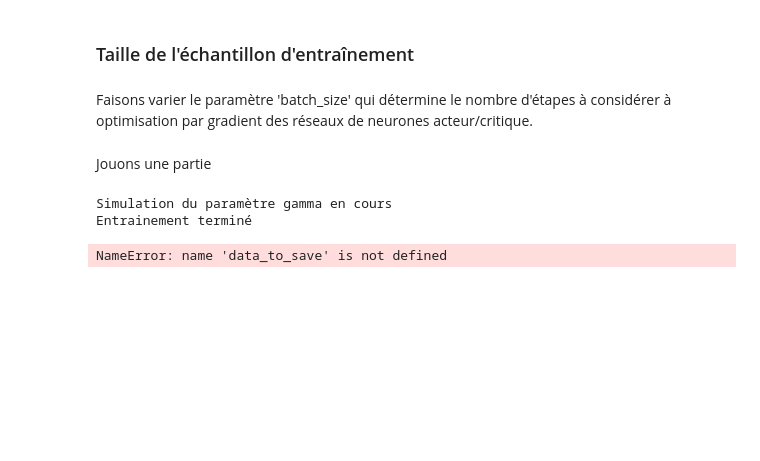
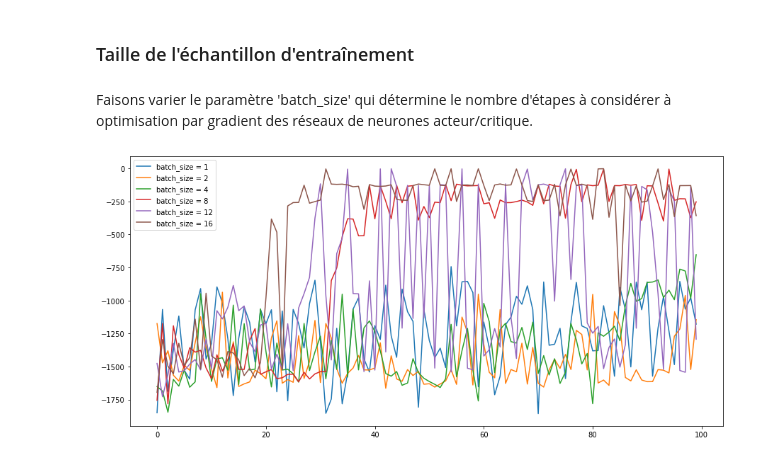
Before and after one commit to Samsoum41/DDPG, a Jupyter notebook: Keras_pendulum.ipynb, the cells around one changed output. Saved outputs shown, nothing was run; the diff lists cells and outputs as text; code cells hidden in the pictures; blank space fills up the shorter version.

```diff
--- a/Keras_pendulum.ipynb
+++ b/Keras_pendulum.ipynb
@@ -486,5 +498,3 @@ plot_data("tau")
 ### Taille de l'échantillon d'entraînement
 # %% [markdown]
 Faisons varier le paramètre 'batch_size' qui détermine le nombre d'étapes à considérer à optimisation par gradient des réseaux de neurones acteur/critique.
-# %% [markdown]
-Jouons une partie
@@ -734,6 +500,0 @@ def simulate_and_save_std_dev_ou(parameters, parameter_range):
-# %%
-simulate_and_save("all")
-# %% [output]
-Simulation du paramètre gamma en cours
-Entrainement terminé
-NameError: name 'data_to_save' is not defined
@@ -941,0 +501,4 @@ target_critic.save_weights("pendulum_target_critic.h5")
+# %%
+plot_data("batch_size")
+# %% [output]
+[figure, added]
```
Also changed, not shown: parts of 20 cells of this notebook, 8 other files.
